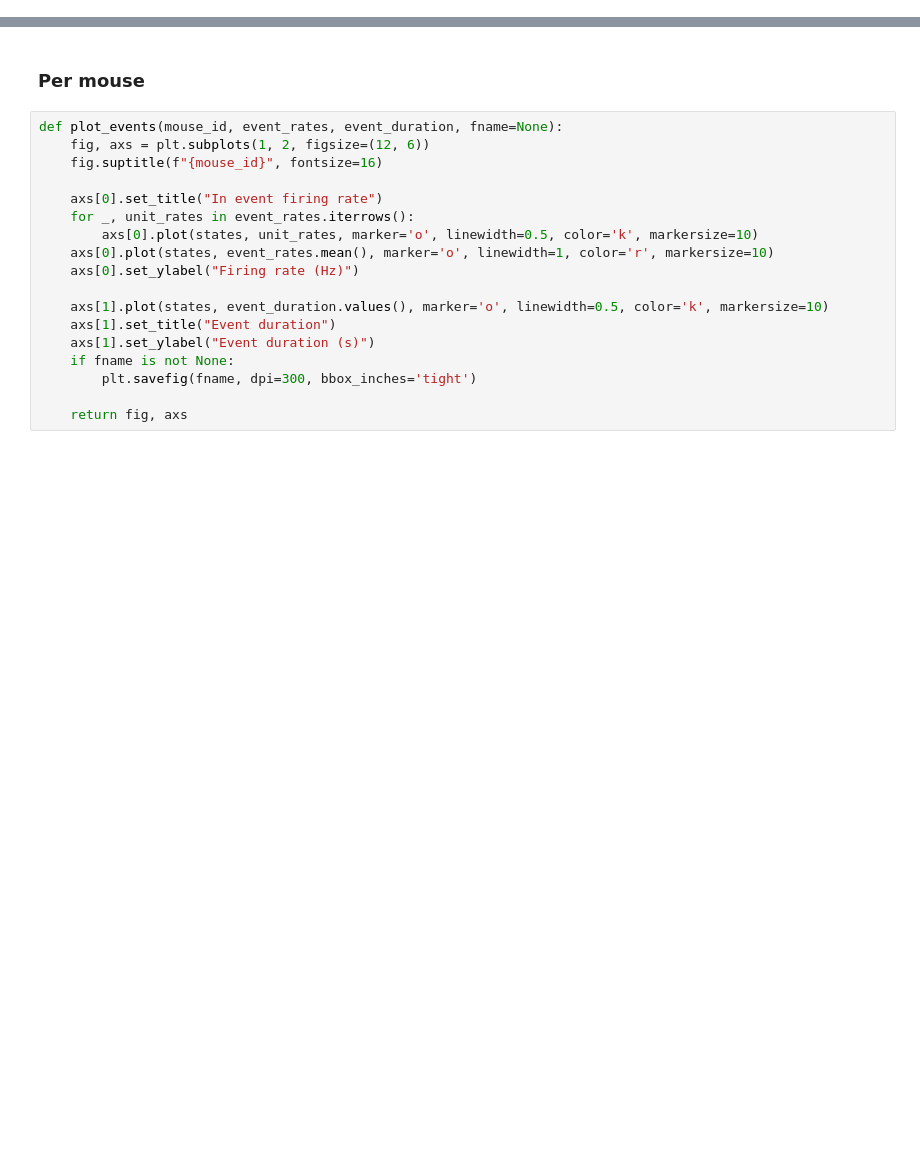
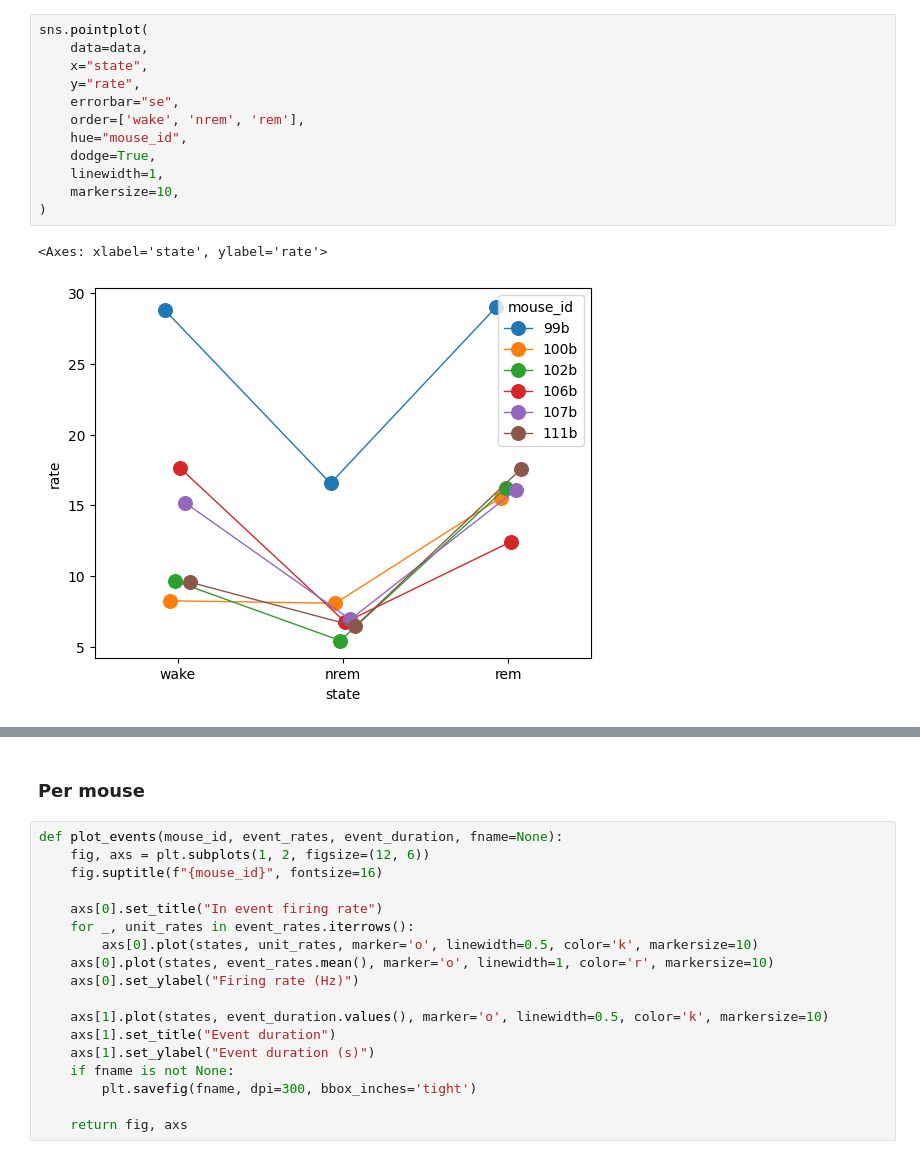
Before and after one commit to Senzai-Lab/nrem_analysis, a Jupyter notebook: notebooks/dual_recordings/population_events.ipynb, the cells around one changed output, grey strips where cells are left out. Cells and saved outputs as stored; diff of their text form; blank space fills up the shorter version.

```diff
--- a/notebooks/dual_recordings/population_events.ipynb
+++ b/notebooks/dual_recordings/population_events.ipynb
@@ -14,0 +197,15 @@ output_dir.mkdir(parents=True, exist_ok=True)
+# %%
+sns.pointplot(
+    data=data,
+    x="state",
+    y="rate",
+    errorbar="se",
+    order=['wake', 'nrem', 'rem'],
+    hue="mouse_id",
+    dodge=True,
+    linewidth=1,
+    markersize=10,
+)
+# %% [output]
+<Axes: xlabel='state', ylabel='rate'>
+[figure, added]
```
Also changed, not shown: parts of 12 cells of this notebook, 4 other files.
